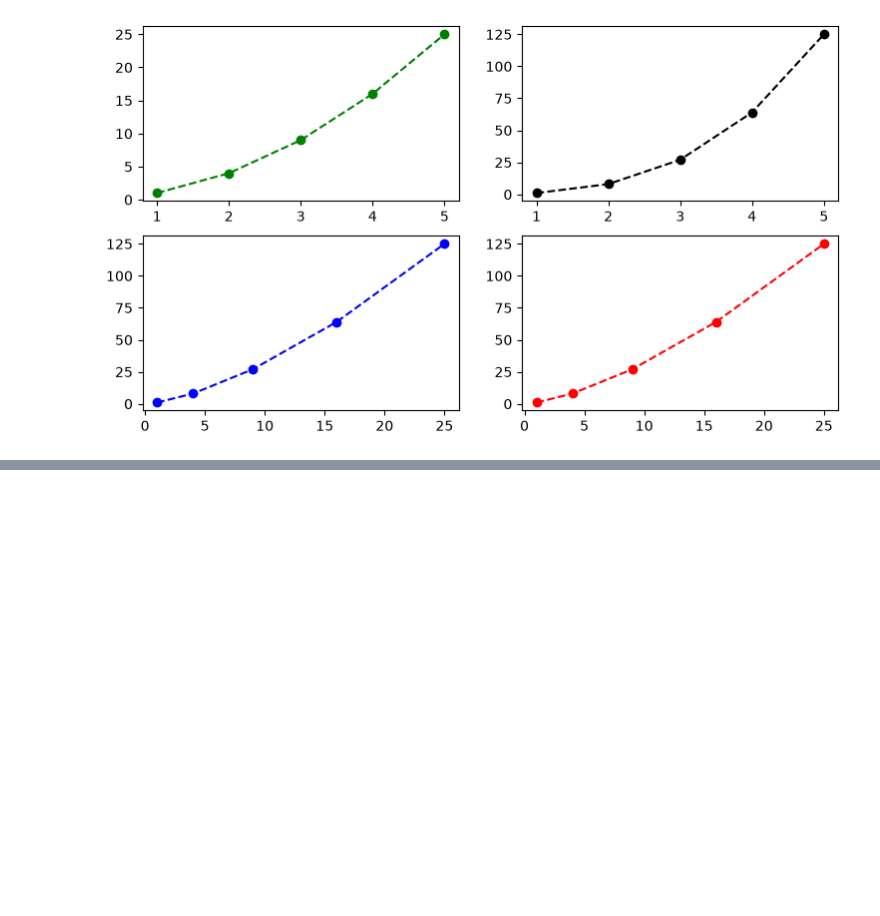
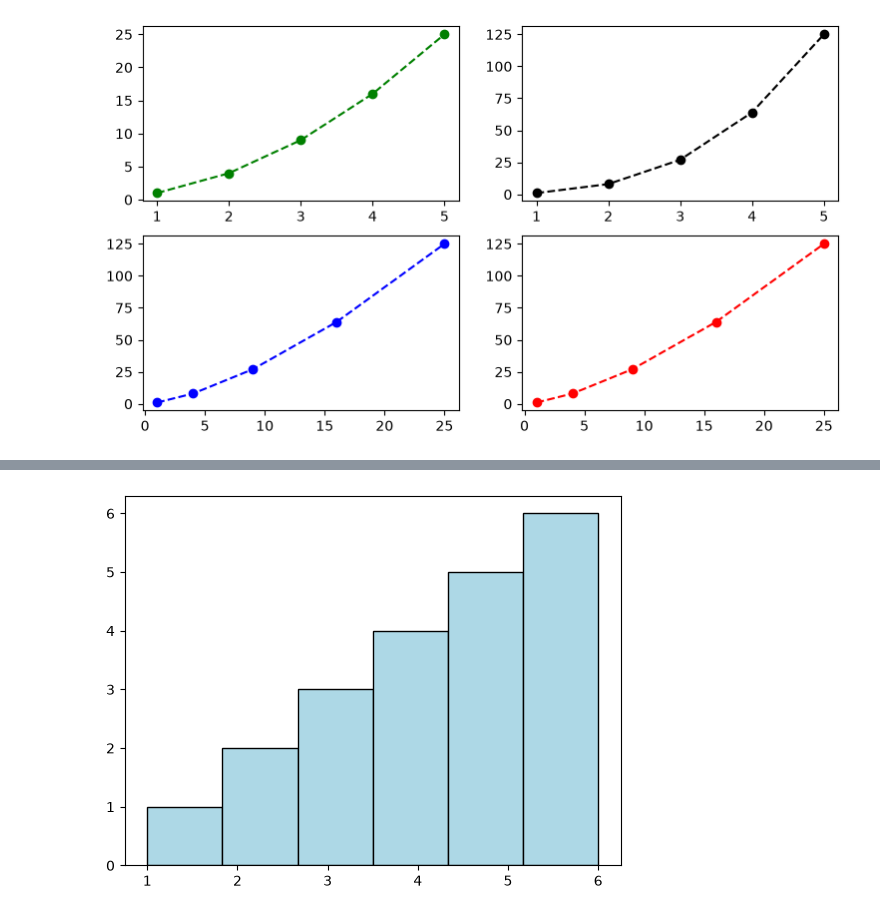
Before and after one commit to shivareddy24/ML, a Jupyter notebook: DataVisualization.ipynb/Matplotlib.ipynb, the cells around one changed output, grey strips where cells are left out. Saved outputs shown, nothing was run; the diff lists cells and outputs as text; code cells hidden in the pictures; blank space fills up the shorter version.

```diff
--- a/DataVisualization.ipynb/Matplotlib.ipynb
+++ b/DataVisualization.ipynb/Matplotlib.ipynb
@@ -55,0 +73,6 @@ plt.plot(y,z,color='red',linestyle='--',marker='o')
+# %%
+data = [1,2,2,3,3,3,4,4,4,4,5,5,5,5,5,6,6,6,6,6,6]
+plt.hist(data,bins=6,color='lightblue',edgecolor='black')
+plt.show()
+# %% [output]
+[figure, added]
```
Also changed, not shown: parts of 3 cells of this notebook.
